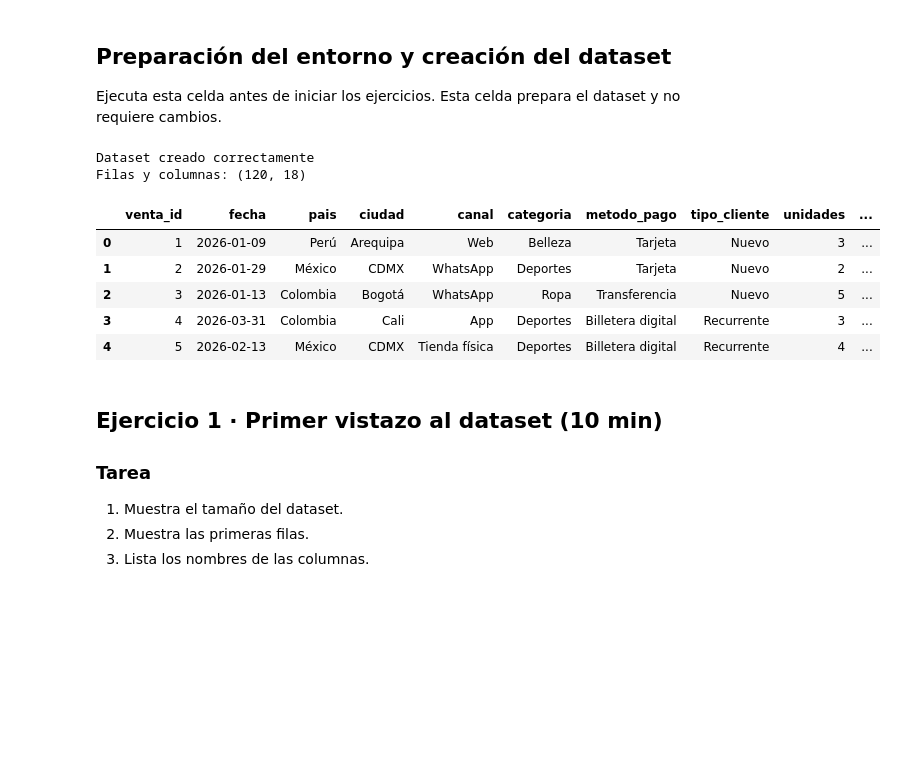
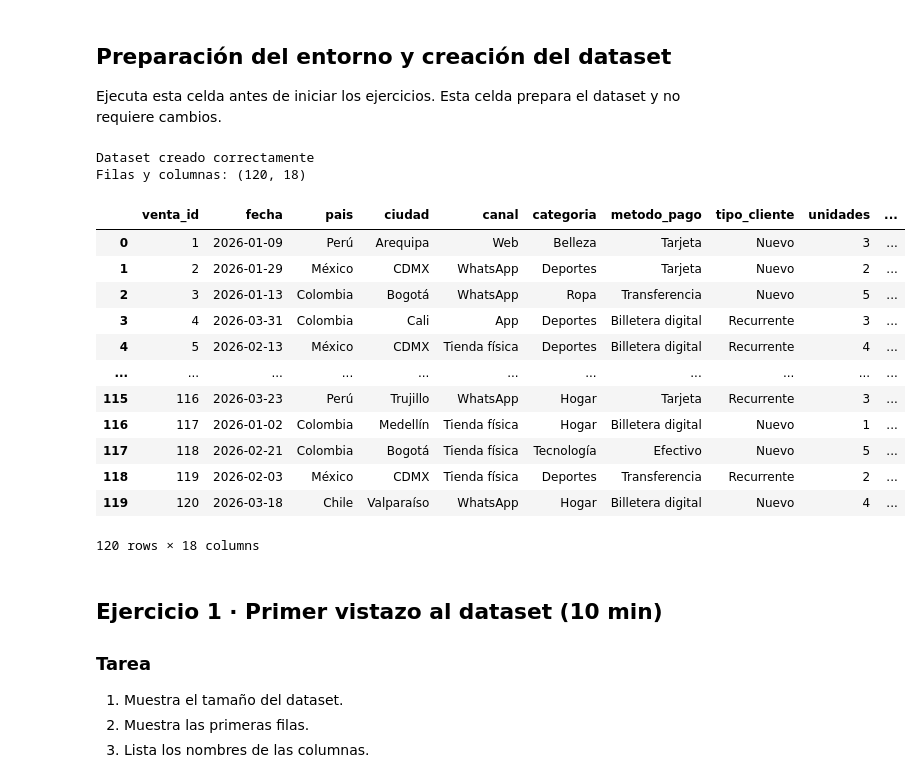
Before and after one commit to brandonrugelesl/analysis_everpeak, a Jupyter notebook: Ejercicio_Sprint07_Webinar21_Practica_copia.ipynb, the cells around one changed output. Drawn from its saved outputs; the diff is of its cells as text; code cells hidden in the pictures; blank space fills up the shorter version.

```diff
--- a/Ejercicio_Sprint07_Webinar21_Practica_copia.ipynb
+++ b/Ejercicio_Sprint07_Webinar21_Practica_copia.ipynb
@@ -135,8 +135,8 @@ import random
 import matplotlib.pyplot as plt
 from IPython.display import display
 
-#pd.set_option('display.max_columns', 30)
-#pd.set_option('display.float_format', '{:,.2f}'.format)
+pd.set_option('display.max_columns', 30)
+pd.set_option('display.float_format', '{:,.2f}'.format)
 
 # Fijamos una semilla para que todos obtengan los mismos datos.
 random.seed(7)
@@ -196,34 +196,41 @@ for venta_id in range(1, 121):
         'dias_entrega': dias_entrega,
         'devolucion': devolucion
     })
 
 df = pd.DataFrame(ventas)
 
 # Agregamos algunos casos extremos de forma intencional para practicar outliers.
 #df.loc[condicion, columnas]
 #df.loc[4, select]
 df.loc[4, 'ingreso'] = 2_800_000
 df.loc[4, 'margen'] = 1_250_000
 df.loc[18, 'dias_entrega'] = 35
 df.loc[50, 'edad_cliente'] = 82
 df.loc[90, 'ingreso'] = 1_900_000
 df.loc[90, 'margen'] = 850_000
 
 # Guardamos una copia local por si queremos reutilizar el CSV.
 df.to_csv('ventas_multicanal_sprint7_intro.csv', index=False)
 
 print('Dataset creado correctamente')
 print('Filas y columnas:', df.shape)
-display(df.head())
+display(df.head(120))
 # %% [output]
 Dataset creado correctamente
 Filas y columnas: (120, 18)
 |  | venta_id | fecha | pais | ciudad | canal | categoria | metodo_pago | tipo_cliente | unidades | ... |
 | 0 | 1 | 2026-01-09 | Perú | Arequipa | Web | Belleza | Tarjeta | Nuevo | 3 | ... |
 | 1 | 2 | 2026-01-29 | México | CDMX | WhatsApp | Deportes | Tarjeta | Nuevo | 2 | ... |
 | 2 | 3 | 2026-01-13 | Colombia | Bogotá | WhatsApp | Ropa | Transferencia | Nuevo | 5 | ... |
 | 3 | 4 | 2026-03-31 | Colombia | Cali | App | Deportes | Billetera digital | Recurrente | 3 | ... |
 | 4 | 5 | 2026-02-13 | México | CDMX | Tienda física | Deportes | Billetera digital | Recurrente | 4 | ... |
+| ... | ... | ... | ... | ... | ... | ... | ... | ... | ... | ... |
+| 115 | 116 | 2026-03-23 | Perú | Trujillo | WhatsApp | Hogar | Tarjeta | Recurrente | 3 | ... |
+| 116 | 117 | 2026-01-02 | Colombia | Medellín | Tienda física | Hogar | Billetera digital | Nuevo | 1 | ... |
+| 117 | 118 | 2026-02-21 | Colombia | Bogotá | Tienda física | Tecnología | Efectivo | Nuevo | 5 | ... |
+| 118 | 119 | 2026-02-03 | México | CDMX | Tienda física | Deportes | Transferencia | Recurrente | 2 | ... |
+| 119 | 120 | 2026-03-18 | Chile | Valparaíso | WhatsApp | Hogar | Billetera digital | Nuevo | 4 | ... |
+120 rows × 18 columns
 # %% [markdown]
 ## Ejercicio 1 · Primer vistazo al dataset (10 min)
 
```
